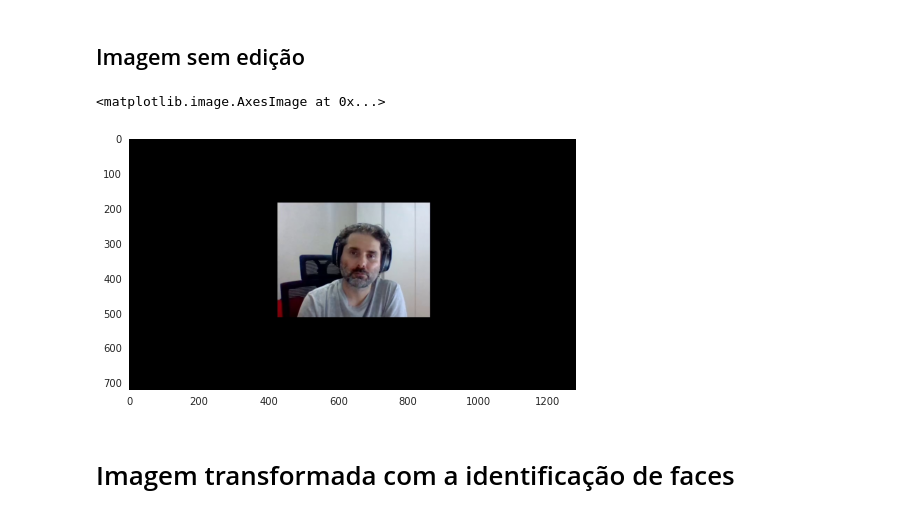
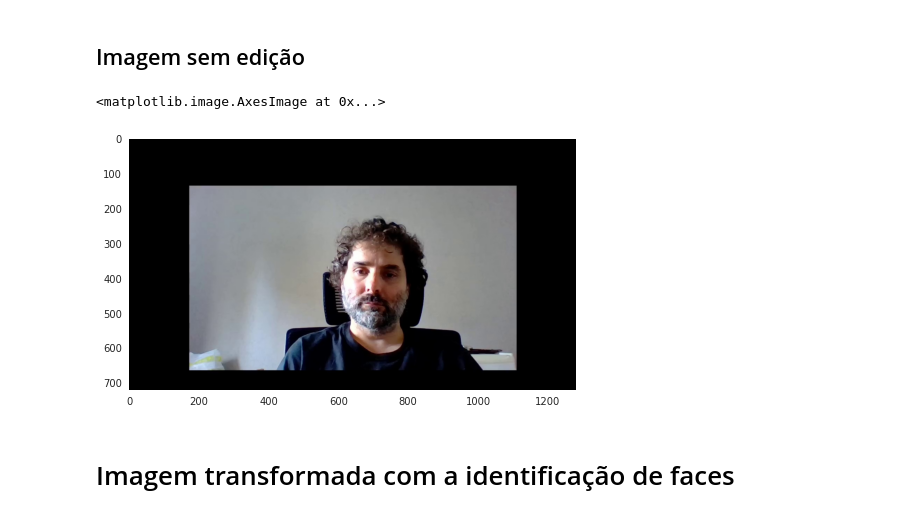
Before and after one commit to michaeldouglas/mba_IA_ML-proj_int-grupo_b, a Jupyter notebook: Python/trabalho_visao_computacional/notebook/deteccao-liveness-notebook.ipynb, the cells around one changed output. Drawn from its saved outputs; the diff is of its cells as text; code cells hidden in the pictures.

```diff
--- a/Python/trabalho_visao_computacional/notebook/deteccao-liveness-notebook.ipynb
+++ b/Python/trabalho_visao_computacional/notebook/deteccao-liveness-notebook.ipynb
@@ -227,12 +313,12 @@ def padronizar_imagem(imagem):
 # %% [markdown]
 ## Imagem sem edição
 # %%
-imagem = cv2.imread("notebook/imagens/real/frame_0.jpg")
+imagem = cv2.imread("notebook/imagens/real/frame_20.jpg")
 imagem = cv2.cvtColor(imagem, cv2.COLOR_BGR2RGB)
 plt.imshow(imagem)
 # %% [output]
 <matplotlib.image.AxesImage at 0x...>
-[figure, old version]
+[figure, new version]
 # %% [markdown]
 # Imagem transformada com a identificação de faces
 # %%
```
Also changed, not shown: parts of 27 cells of this notebook.
